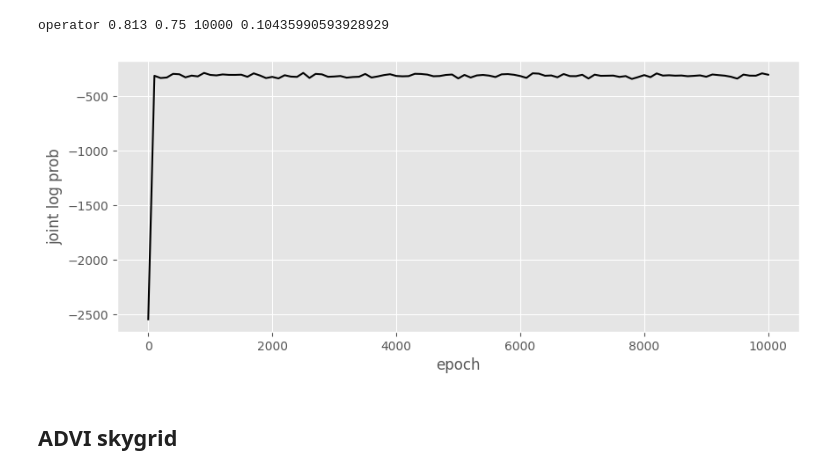
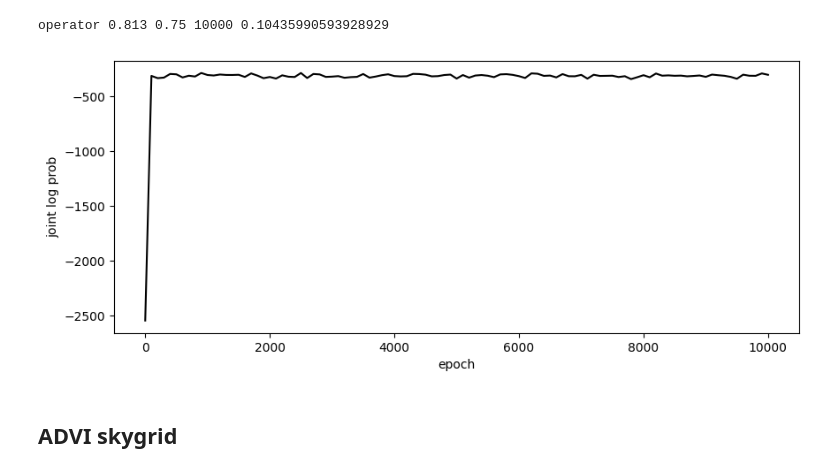
Before and after one commit to 4ment/torchtree-notebooks, a Jupyter notebook: notebooks/skyglide.ipynb, the cells around one changed output. Saved outputs shown, nothing was run; the diff lists cells and outputs as text; code cells hidden in the pictures.

```diff
--- a/notebooks/skyglide.ipynb
+++ b/notebooks/skyglide.ipynb
@@ -31,6 +39,6 @@ sys.path.append(os.path.abspath('../lib'))
 from drawing import draw_tree2
 # %%
-plt.style.use('ggplot')
+plt.style.use("default")
 plt.rcParams["figure.figsize"] = (10, 4)
 _ = torch.manual_seed(0)
 torch.set_default_dtype(torch.float64)
@@ -59,8 +82,13 @@ def sample_phylogeny(nsamp, nstart, samp_end, traj, **traj_options):
 # %%
 class TqdmLogger(LoggerInterface):
-    def __init__(self, iterations: int, frequency: int, obj, label='Log prob', container=None):
-        self.t = tqdm(total=iterations, bar_format="{l_bar} {postfix[0]}: {postfix[1][value]:.3f}",
-          postfix=[label, {"value": 0}])
+    def __init__(
+        self, iterations: int, frequency: int, obj, label="Log prob", container=None
+    ):
+        self.t = tqdm(
+            total=iterations,
+            bar_format="{l_bar} {postfix[0]}: {postfix[1][value]:.3f}",
+            postfix=[label, {"value": 0}],
+        )
         self.obj = obj
         self.container = container
         self.frequency = frequency
@@ -183,6 +260,9 @@ $$N_e(t) =
 def bottleneck_traj(t, ne_max=10.0, ne_min=10.0, bstart=2.0, bend=1.0):
     return torch.where(torch.logical_and(t > bend, t < bstart), ne_min, ne_max)
 
-tree_model = sample_phylogeny(500, 50, 8, bottleneck_traj, ne_max=1.0, ne_min=0.1, bstart=6.0, bend=4.0)
+
+tree_model = sample_phylogeny(
+    500, 50, 8, bottleneck_traj, ne_max=1.0, ne_min=0.1, bstart=6.0, bend=4.0
+)
 grid = torch.linspace(0.0, tree_model.node_heights[-1], 100)
 # %%
@@ -217,12 +299,16 @@ hmc_samples_skyglide = hmc(tree_model, 'skyglide')
   0%| Log prob: 0.000
 operator 0.813 0.75 10000 0.10435990593928929
 # %%
-plt.plot(torch.arange(1,len(hmc_samples_skyglide)*100,100).tolist(), hmc_samples_skyglide[:, 0], 'k-')
-plt.ylabel('joint log prob')
-plt.xlabel('epoch')
+plt.plot(
+    torch.arange(1, len(hmc_samples_skyglide) * 100, 100).tolist(),
+    hmc_samples_skyglide[:, 0],
+    "k-",
+)
+plt.ylabel("joint log prob")
+plt.xlabel("epoch")
 plt.show()
 # %% [output]
-[figure, old version]
+[figure, new version]
 # %% [markdown]
 ## ADVI skygrid
 # %%
```
Also changed, not shown: parts of 24 cells of this notebook.
